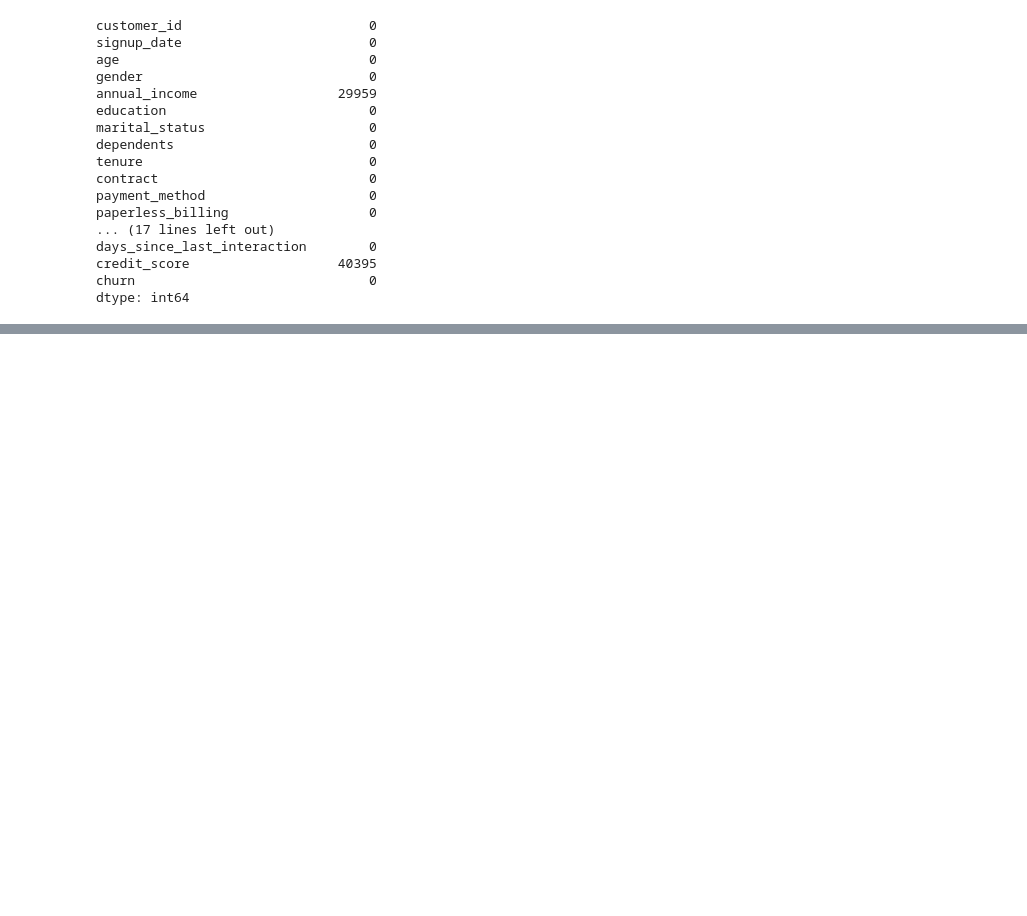
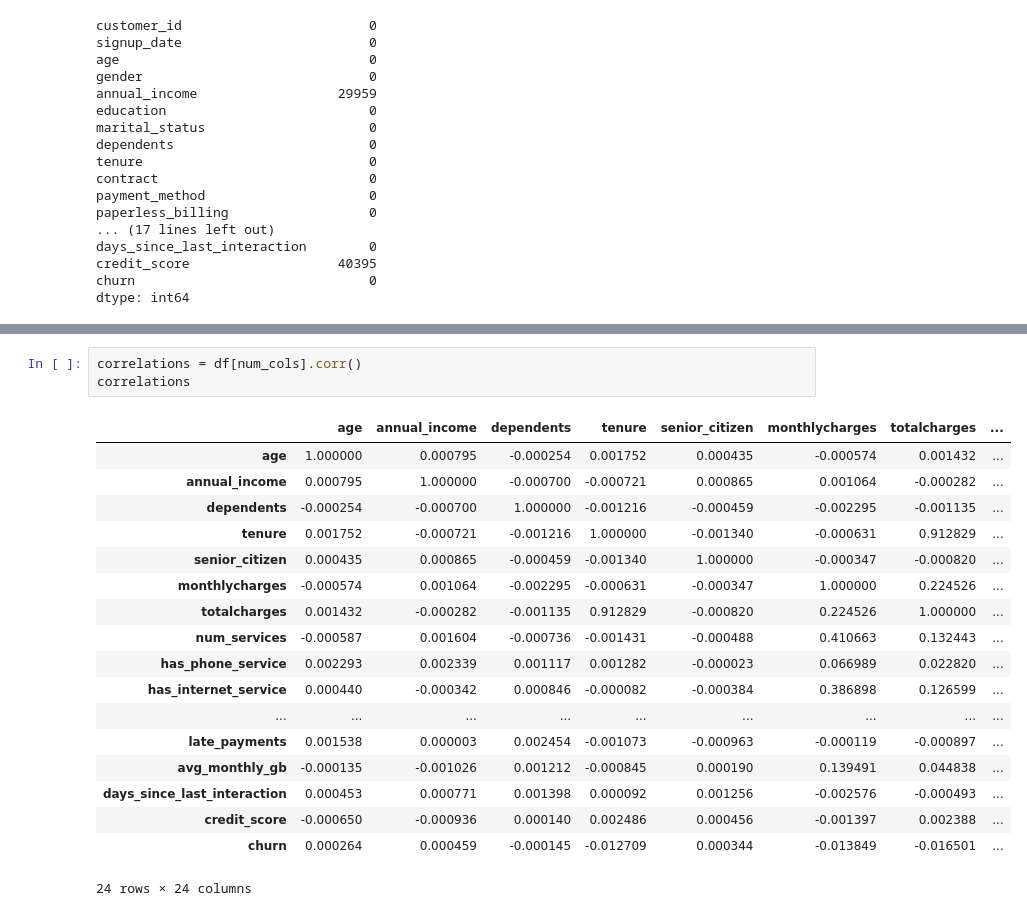
Before and after one commit to ramoliyaYug/EDAs, a Jupyter notebook: CustomerChurn/CustomerChurn.ipynb, the cells around one changed output, grey strips where cells are left out. Drawn from its saved outputs; the diff is of its cells as text; blank space fills up the shorter version.

```diff
--- a/CustomerChurn/CustomerChurn.ipynb
+++ b/CustomerChurn/CustomerChurn.ipynb
@@ -82,0 +114,22 @@ dtype: int64
+# %%
+correlations = df[num_cols].corr()
+correlations
+# %% [output]
+|  | age | annual_income | dependents | tenure | senior_citizen | monthlycharges | totalcharges | ... |
+| age | 1.000000 | 0.000795 | -0.000254 | 0.001752 | 0.000435 | -0.000574 | 0.001432 | ... |
+| annual_income | 0.000795 | 1.000000 | -0.000700 | -0.000721 | 0.000865 | 0.001064 | -0.000282 | ... |
+| dependents | -0.000254 | -0.000700 | 1.000000 | -0.001216 | -0.000459 | -0.002295 | -0.001135 | ... |
+| tenure | 0.001752 | -0.000721 | -0.001216 | 1.000000 | -0.001340 | -0.000631 | 0.912829 | ... |
+| senior_citizen | 0.000435 | 0.000865 | -0.000459 | -0.001340 | 1.000000 | -0.000347 | -0.000820 | ... |
+| monthlycharges | -0.000574 | 0.001064 | -0.002295 | -0.000631 | -0.000347 | 1.000000 | 0.224526 | ... |
+| totalcharges | 0.001432 | -0.000282 | -0.001135 | 0.912829 | -0.000820 | 0.224526 | 1.000000 | ... |
+| num_services | -0.000587 | 0.001604 | -0.000736 | -0.001431 | -0.000488 | 0.410663 | 0.132443 | ... |
+| has_phone_service | 0.002293 | 0.002339 | 0.001117 | 0.001282 | -0.000023 | 0.066989 | 0.022820 | ... |
+| has_internet_service | 0.000440 | -0.000342 | 0.000846 | -0.000082 | -0.000384 | 0.386898 | 0.126599 | ... |
+| ... | ... | ... | ... | ... | ... | ... | ... | ... |
+| late_payments | 0.001538 | 0.000003 | 0.002454 | -0.001073 | -0.000963 | -0.000119 | -0.000897 | ... |
+| avg_monthly_gb | -0.000135 | -0.001026 | 0.001212 | -0.000845 | 0.000190 | 0.139491 | 0.044838 | ... |
+| days_since_last_interaction | 0.000453 | 0.000771 | 0.001398 | 0.000092 | 0.001256 | -0.002576 | -0.000493 | ... |
+| credit_score | -0.000650 | -0.000936 | 0.000140 | 0.002486 | 0.000456 | -0.001397 | 0.002388 | ... |
+| churn | 0.000264 | 0.000459 | -0.000145 | -0.012709 | 0.000344 | -0.013849 | -0.016501 | ... |
+24 rows × 24 columns
```
Also changed, not shown: parts of 5 cells of this notebook.
